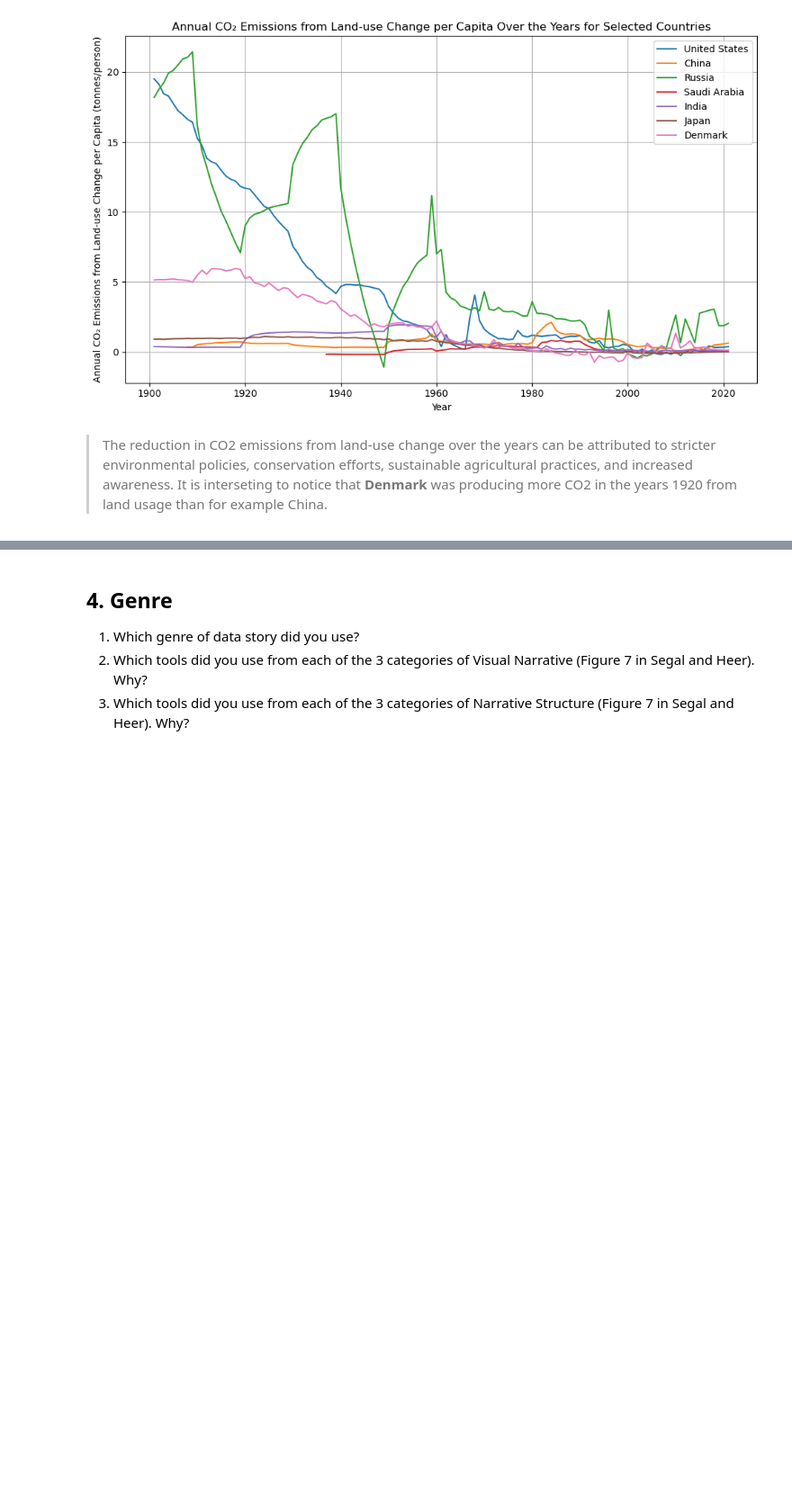
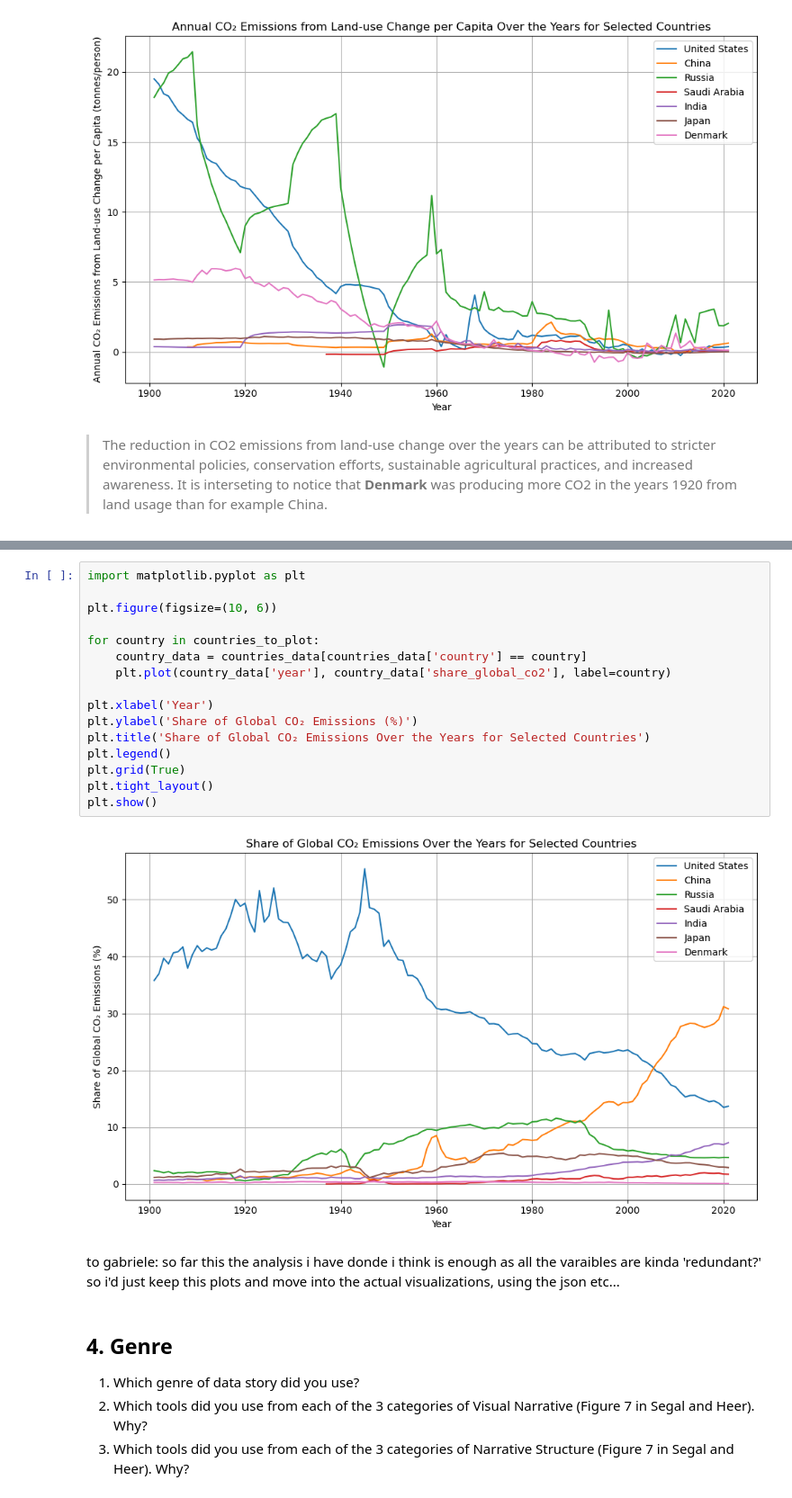
Before and after one commit to magolimbo/Social_data_analysis_and_visualisation, a Jupyter notebook: project/main.ipynb, the cells around one changed output, grey strips where cells are left out. Shown at 90% size. Cells and saved outputs as stored; diff of their text form; blank space fills up the shorter version.

```diff
--- a/project/main.ipynb
+++ b/project/main.ipynb
@@ -395,3 +434,23 @@ plt.show()
+# %%
+import matplotlib.pyplot as plt
+
+plt.figure(figsize=(10, 6))
+
+for country in countries_to_plot:
+    country_data = countries_data[countries_data['country'] == country]
+    plt.plot(country_data['year'], country_data['share_global_co2'], label=country)
+
+plt.xlabel('Year')
+plt.ylabel('Share of Global CO₂ Emissions (%)')
+plt.title('Share of Global CO₂ Emissions Over the Years for Selected Countries')
+plt.legend()
+plt.grid(True)
+plt.tight_layout()
+plt.show()
+# %% [output]
+[figure, added]
+# %% [markdown]
+to gabriele: so far this the analysis i have donde i think is enough as all the varaibles are kinda 'redundant?' so i'd just keep this plots and move into the actual visualizations, using the json etc...
 # %% [markdown]
 
 ## 4. Genre
```
Also changed, not shown: parts of 8 cells of this notebook.
